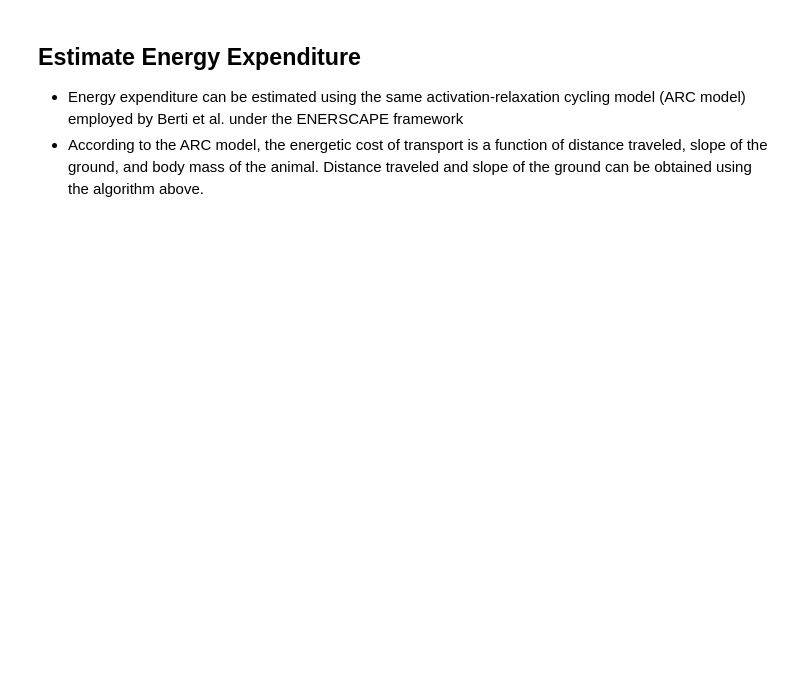
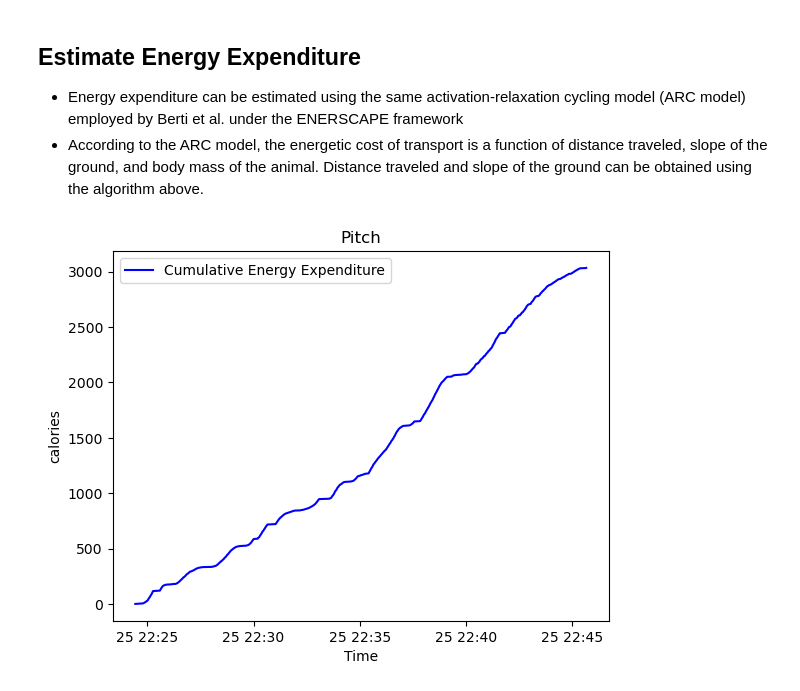
Before and after one commit to rhemitoth/Dead_Reckoning_Python, a Jupyter notebook: StepCount.ipynb, the cells around one changed output. Drawn from its saved outputs; the diff is of its cells as text; code cells hidden in the pictures; blank space fills up the shorter version.

```diff
--- a/StepCount.ipynb
+++ b/StepCount.ipynb
@@ -516,3 +574,48 @@ plt.show()
 ## Estimate Energy Expenditure
 - Energy expenditure can be estimated using the same activation-relaxation cycling model (ARC model) employed by Berti et al. under the ENERSCAPE framework
 - According to the ARC model, the energetic cost of transport is a function of distance traveled, slope of the ground, and body mass of the animal. Distance traveled and slope of the ground can be obtained using the algorithm above.
+# %%
+# Set body mass
+body_mass = 200
+
+# Create dataset where each row represents step endpoint
+steps = pd.merge(step_candidates, stride_data,on = 'datetime', how='left')
+
+prev_slope = 0
+def calc_energy(row):
+    global body_mass
+    global prev_slope
+    dist = row['distance_traveled']
+    E = ((8*body_mass**0.66)+(100*(body_mass**0.88)*(1+math.sin(2*prev_slope-74))))*dist/1000/4.18 #calories
+    prev_slope = row['slope_pred']*180/math.pi
+    return E
+
+steps['energy'] = steps.apply(calc_energy,axis=1)
+steps['cum_energy'] = steps['energy'].cumsum()
+# %%
+# PLOT CUMULATIVE ENERGY EXPENDITURE
+
+energy = steps['cum_energy']
+dt = steps['datetime']
+
+# Create a 3D plot
+fig = plt.figure()
+ax = fig.add_subplot(111)
+
+# Plot the trajectory
+
+ax.plot(dt, energy, linestyle='-', color='blue', label='Cumulative Energy Expenditure')
+
+
+# Setting labels
+ax.set_xlabel('Time')
+ax.set_ylabel('calories')
+
+# Adding a title and legend
+ax.set_title('Pitch')
+ax.legend()
+
+# Show plot
+plt.show()
+# %% [output]
+[figure, added]
```
Also changed, not shown: parts of 14 cells of this notebook.
